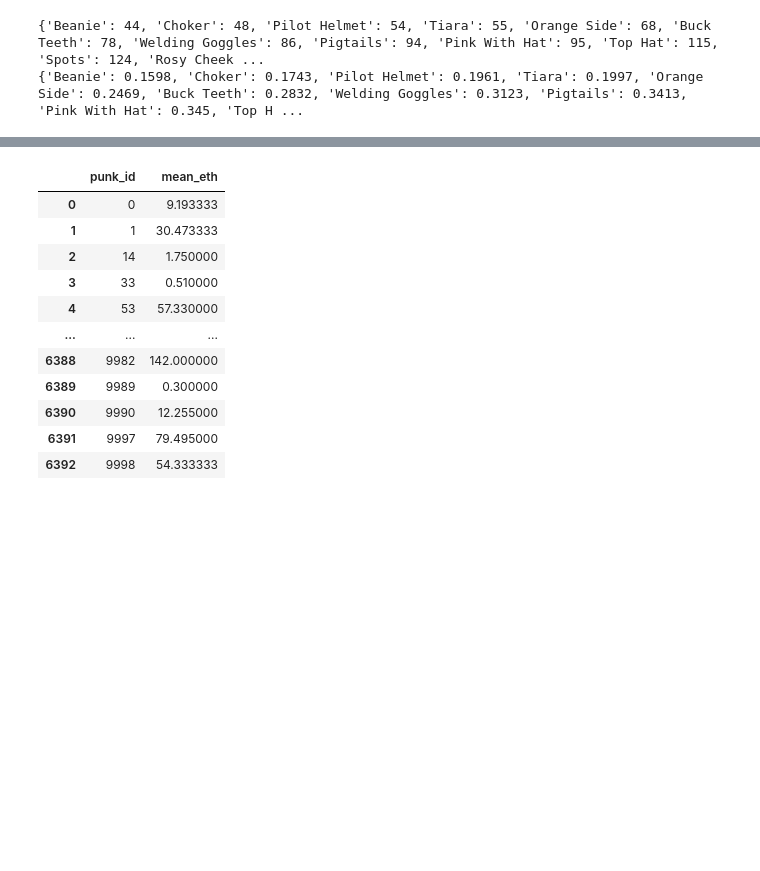
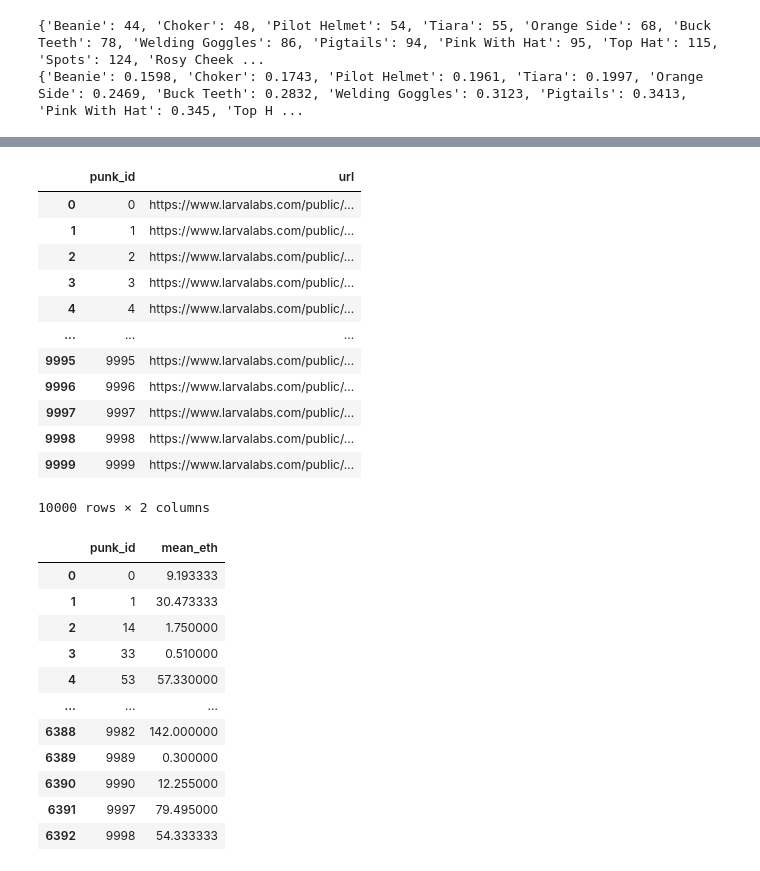
Before and after one commit to Sarah-Yifei-Wang/w209_visualization, a Jupyter notebook: notebooks/generate_data.ipynb, the cells around one changed output, grey strips where cells are left out. Saved outputs shown, nothing was run; the diff lists cells and outputs as text; code cells hidden in the pictures; blank space fills up the shorter version.

```diff
--- a/notebooks/generate_data.ipynb
+++ b/notebooks/generate_data.ipynb
@@ -165,3 +165,27 @@ print(acc_pct_dict)
 # %% [output]
 {'Beanie': 44, 'Choker': 48, 'Pilot Helmet': 54, 'Tiara': 55, 'Orange Side': 68, 'Buck Teeth': 78, 'Welding Goggles': 86, 'Pigtails': 94, 'Pink With Hat': 95, 'Top Hat': 115, 'Spots': 124, 'Rosy Cheek ...
 {'Beanie': 0.1598, 'Choker': 0.1743, 'Pilot Helmet': 0.1961, 'Tiara': 0.1997, 'Orange Side': 0.2469, 'Buck Teeth': 0.2832, 'Welding Goggles': 0.3123, 'Pigtails': 0.3413, 'Pink With Hat': 0.345, 'Top H ...
+# %%
+digits = list(range(0,10000))
+digits_str = []
+for digit in digits:
+    digits_str.append(str(digit))
+
+final_digits = []
+for digit in digits_str:
+    if len(digit) == 1:
+        digit = '000' + digit
+    elif len(digit) == 2:
+        digit = '00' + digit
+    elif len(digit) == 3:
+        digit = '0' + digit
+
+    final_digits.append(digit)
+
+base = 'https://www.larvalabs.com/public/images/cryptopunks/punk'
+
+urls = []
+for digit in final_digits:
+    url = base + digit + '.png'
+    urls.append(url)
+urls
@@ -168,3 +210,21 @@ print(acc_pct_dict)
+# %%
+urls_df = pd.DataFrame(zip(digits, urls))
+urls_df = urls_df.rename(columns={0: "punk_id", 1:"url"})
+urls_df
+# %% [output]
+|  | punk_id | url |
+| 0 | 0 | https://www.larvalabs.com/public/... |
+| 1 | 1 | https://www.larvalabs.com/public/... |
+| 2 | 2 | https://www.larvalabs.com/public/... |
+| 3 | 3 | https://www.larvalabs.com/public/... |
+| 4 | 4 | https://www.larvalabs.com/public/... |
+| ... | ... | ... |
+| 9995 | 9995 | https://www.larvalabs.com/public/... |
+| 9996 | 9996 | https://www.larvalabs.com/public/... |
+| 9997 | 9997 | https://www.larvalabs.com/public/... |
+| 9998 | 9998 | https://www.larvalabs.com/public/... |
+| 9999 | 9999 | https://www.larvalabs.com/public/... |
+10000 rows × 2 columns
 # %%
 def create_count_list(row):
     value_list = []
```
Also changed, not shown: parts of 22 cells of this notebook, 1 other file.
